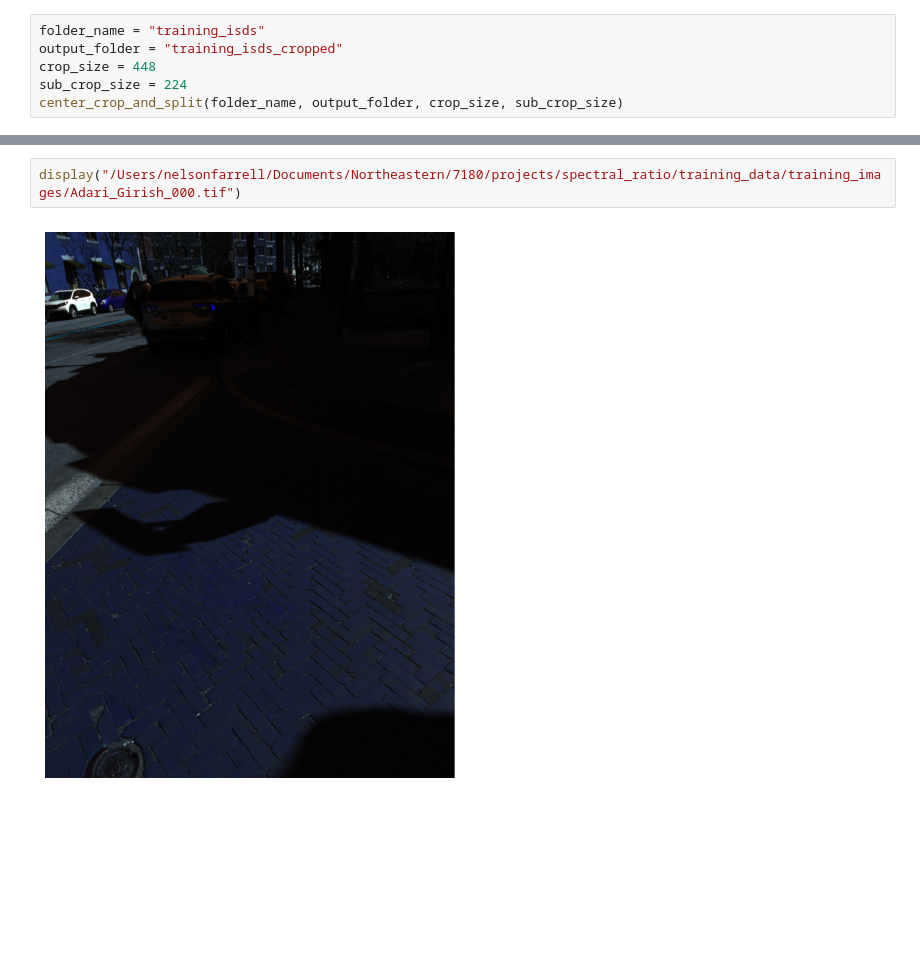
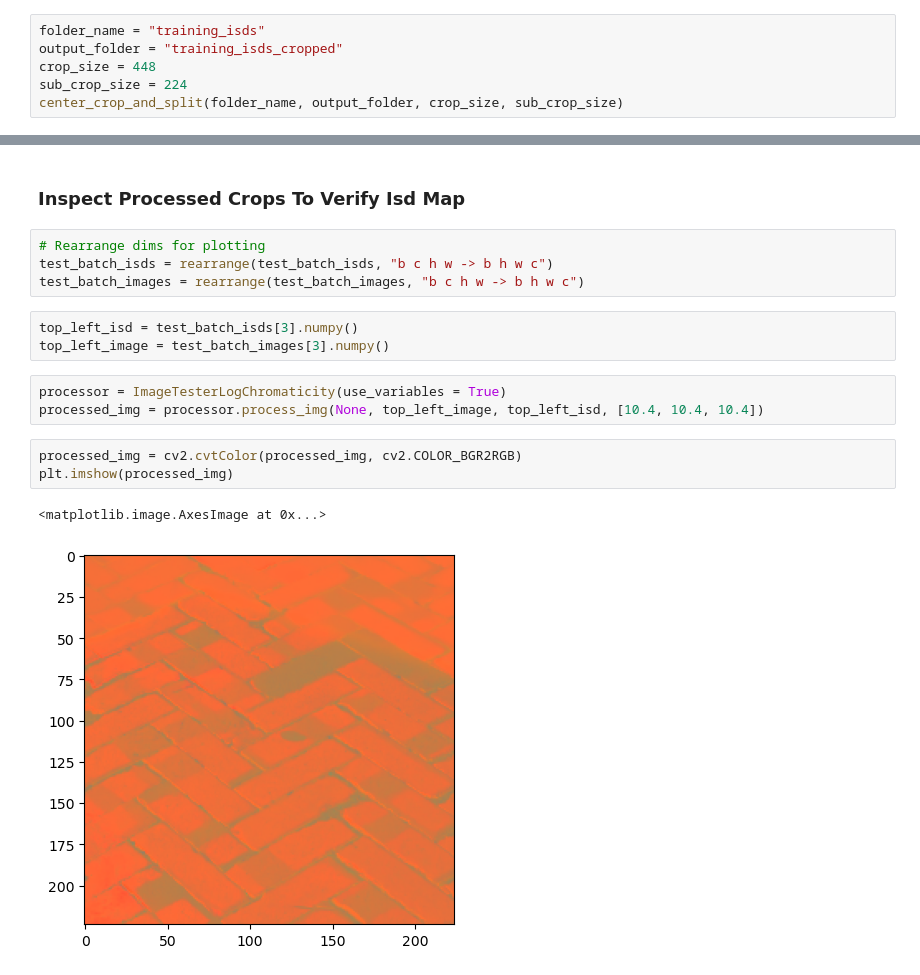
Before and after one commit to nfarrell011/Shadow-Removal-with-Illumination-Sprectral-Direction, a Jupyter notebook: dataloader_dev/data_loader_dev.ipynb, the cells around one changed output, grey strips where cells are left out. Drawn from its saved outputs; the diff is of its cells as text; blank space fills up the shorter version.

```diff
--- a/dataloader_dev/data_loader_dev.ipynb
+++ b/dataloader_dev/data_loader_dev.ipynb
@@ -430,4 +468,18 @@ display("/Users/nelsonfarrell/Documents/Northeastern/7180/projects/spectral_rati
-# %%
-display("/Users/nelsonfarrell/Documents/Northeastern/7180/projects/spectral_ratio/training_data/training_images/Adari_Girish_000.tif")
-# %% [output]
-[figure, removed]
+# %% [markdown]
+### Inspect Processed Crops To Verify Isd Map
+# %%
+# Rearrange dims for plotting
+test_batch_isds = rearrange(test_batch_isds, "b c h w -> b h w c")
+test_batch_images = rearrange(test_batch_images, "b c h w -> b h w c")
+# %%
+top_left_isd = test_batch_isds[3].numpy()
+top_left_image = test_batch_images[3].numpy()
+# %%
+processor = ImageTesterLogChromaticity(use_variables = True)
+processed_img = processor.process_img(None, top_left_image, top_left_isd, [10.4, 10.4, 10.4])
+# %%
+processed_img = cv2.cvtColor(processed_img, cv2.COLOR_BGR2RGB)
+plt.imshow(processed_img)
+# %% [output]
+<matplotlib.image.AxesImage at 0x...>
+[figure, added]
```
Also changed, not shown: parts of 20 cells of this notebook, 22 other files.
